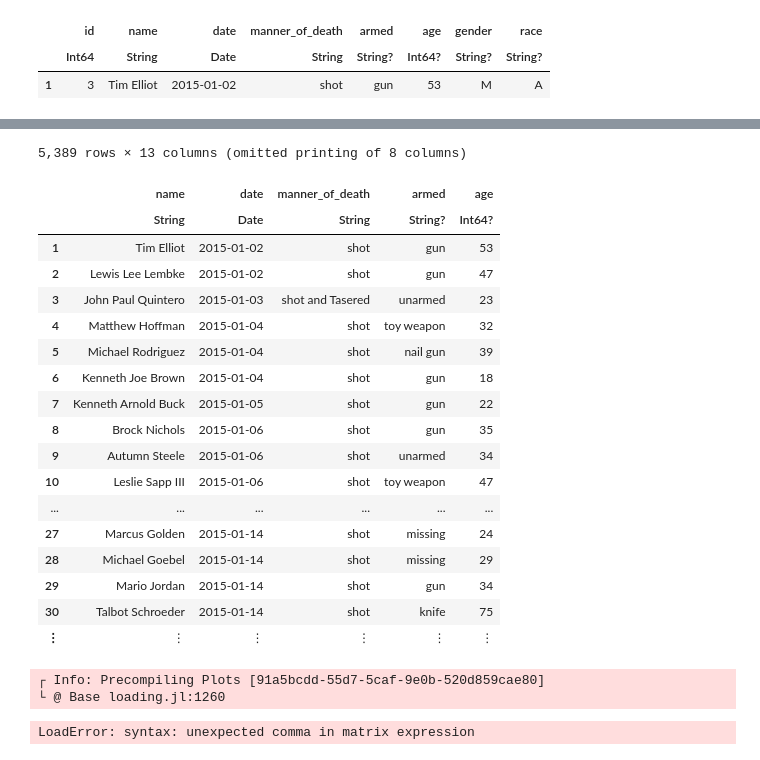
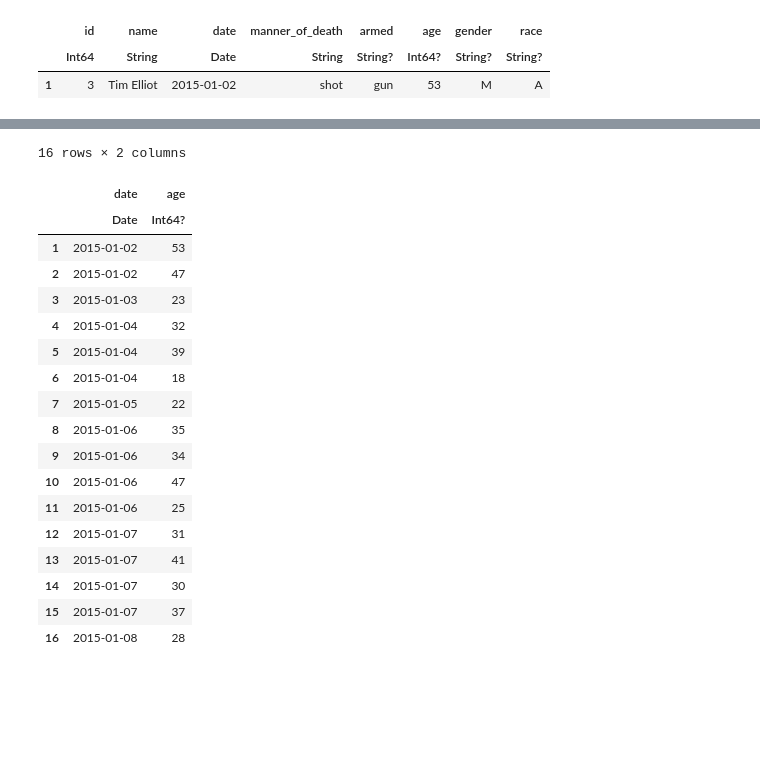
Before and after one commit to djangofan/police-shooting-data-workspace, a Jupyter notebook: work/notebooks/Julia_Police-Shootings-Demo.ipynb, the cells around one changed output, grey strips where cells are left out. Saved outputs shown, nothing was run; the diff lists cells and outputs as text; code cells hidden in the pictures; blank space fills up the shorter version.

```diff
--- a/work/notebooks/Julia_Police-Shootings-Demo.ipynb
+++ b/work/notebooks/Julia_Police-Shootings-Demo.ipynb
@@ -89,46 +78,28 @@ elapsed CPU time: 0.621106 seconds
 # %%
 # Reduce the Columns before graphing by removing :id
 
 #Possible columns - :id, :name, :date, :manner_of_death, :armed, :age, :gender, :race, :city,
 # :state, :signs_of_mental_illness, :threat_level, :flee, :body_camera
 df = df[:, filter(x -> x != :id, names(df))]
-df = df[:, [:name, :date, :manner_of_death, :armed, :age, :gender, :race, :city, :state, :signs_of_mental_illness, :threat_level, :flee, :body_camera]]
+df = df[:, [:date, :age]]
+first(df, 16)
 # %% [output]
-5,389 rows × 13 columns (omitted printing of 8 columns)
+16 rows × 2 columns
-|  | name | date | manner_of_death | armed | age |
-|  | String | Date | String | String? | Int64? |
-| 1 | Tim Elliot | 2015-01-02 | shot | gun | 53 |
-| 2 | Lewis Lee Lembke | 2015-01-02 | shot | gun | 47 |
-| 3 | John Paul Quintero | 2015-01-03 | shot and Tasered | unarmed | 23 |
-| 4 | Matthew Hoffman | 2015-01-04 | shot | toy weapon | 32 |
-| 5 | Michael Rodriguez | 2015-01-04 | shot | nail gun | 39 |
-| 6 | Kenneth Joe Brown | 2015-01-04 | shot | gun | 18 |
-| 7 | Kenneth Arnold Buck | 2015-01-05 | shot | gun | 22 |
-| 8 | Brock Nichols | 2015-01-06 | shot | gun | 35 |
-| 9 | Autumn Steele | 2015-01-06 | shot | unarmed | 34 |
-| 10 | Leslie Sapp III | 2015-01-06 | shot | toy weapon | 47 |
-| ... | ... | ... | ... | ... | ... |
-| 27 | Marcus Golden | 2015-01-14 | shot | missing | 24 |
-| 28 | Michael Goebel | 2015-01-14 | shot | missing | 29 |
-| 29 | Mario Jordan | 2015-01-14 | shot | gun | 34 |
-| 30 | Talbot Schroeder | 2015-01-14 | shot | knife | 75 |
-| ⋮ | ⋮ | ⋮ | ⋮ | ⋮ | ⋮ |
+|  | date | age |
+|  | Date | Int64? |
+| 1 | 2015-01-02 | 53 |
+| 2 | 2015-01-02 | 47 |
+| 3 | 2015-01-03 | 23 |
+| 4 | 2015-01-04 | 32 |
+| 5 | 2015-01-04 | 39 |
+| 6 | 2015-01-04 | 18 |
+| 7 | 2015-01-05 | 22 |
+| 8 | 2015-01-06 | 35 |
+| 9 | 2015-01-06 | 34 |
+| 10 | 2015-01-06 | 47 |
+| 11 | 2015-01-06 | 25 |
+| 12 | 2015-01-07 | 31 |
+| 13 | 2015-01-07 | 41 |
+| 14 | 2015-01-07 | 30 |
+| 15 | 2015-01-07 | 37 |
+| 16 | 2015-01-08 | 28 |
-# %%
-#using Pkg
-#Pkg.add("Plots")
-using Plots
-
-labels = ["Name" "Date" "Manner Of Death", "Armed", "Age", "Gender", "Race", "City", "State", "Mental", "Threat", "Flee"]
-
-plot(
-    xs,
-    df,
-    label = labels,
-    shape = markershapes,
-    color = markercolors,
-    markersize = 10
-)
-# %% [output]
-┌ Info: Precompiling Plots [91a5bcdd-55d7-5caf-9e0b-520d859cae80]
-└ @ Base loading.jl:1260
-LoadError: syntax: unexpected comma in matrix expression
```
Also changed, not shown: parts of 3 cells of this notebook.
